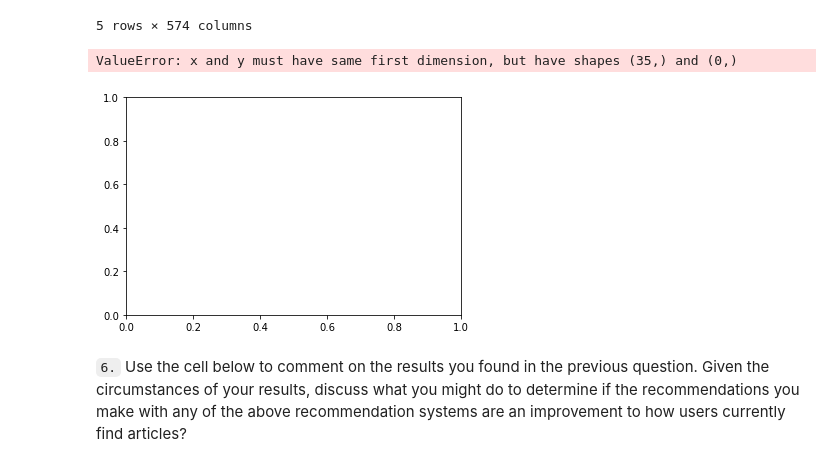
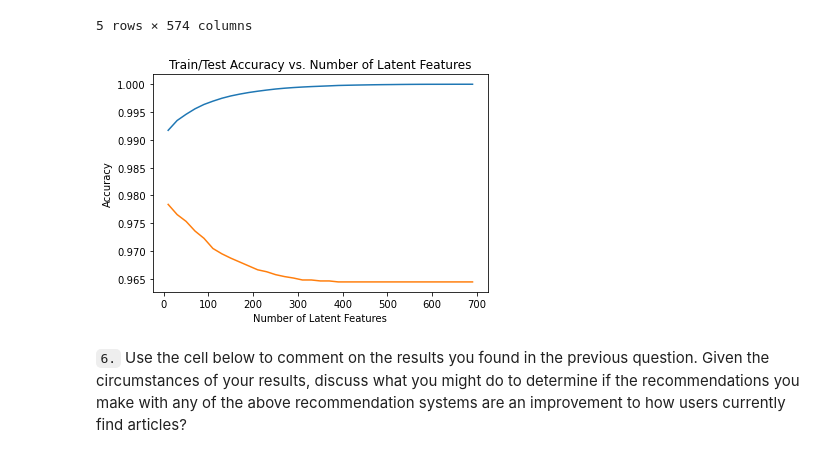
Before and after one commit to olghab/dataScienceProject3, a Jupyter notebook: Recommendations_with_IBM.ipynb, the cells around one changed output. Cells and saved outputs as stored; diff of their text form; code cells hidden in the pictures.

```diff
--- a/Recommendations_with_IBM.ipynb
+++ b/Recommendations_with_IBM.ipynb
@@ -940,42 +940,35 @@ sum_errs_t = [] # test set
 # Creating u_test and vt_test
 u_test = u_train[user_item_train.index.isin(test_idx),:]
 vt_test = vt_train[:,user_item_train.columns.isin(test_arts)]
 
 # subsetting common users from user_item_train
 common_users = np.intersect1d(list(user_item_train.index),list(user_item_test.index))
 
 for k in num_latent_feats:
 
     # restructure with k latent features
     s_new, u_new, vt_new = np.diag(s_train[:k]), u_train[:, :k], vt_train[:k, :]
     u_new_t, vt_new_t = u_test[:, :k], vt_test[:k, :]
 
     # take dot product
     user_item_est = np.around(np.dot(np.dot(u_new, s_new), vt_new))
     user_item_est_t = np.around(np.dot(np.dot(u_new_t, s_new), vt_new_t))
 
     # compute error for each prediction to actual value
     diffs = np.subtract(user_item_train, user_item_est)
     diffs_t = np.subtract(user_item_test.loc[common_users,:], user_item_est_t)
 
     # total errors and keep track of them
     err = np.sum(np.sum(np.abs(diffs)))
+    err_t = np.sum(np.sum(np.abs(diffs_t)))
+
     sum_errs.append(err)
-
-    err_t = np.sum(np.sum(np.abs(diffs_t)))
     sum_errs_t.append(err_t)
 
-
-# plt.plot(num_latent_feats, 1 - np.array(sum_errs)/df.shape[0]);
-# plt.plot(num_latent_feats, 1 - np.array(sum_errs_t)/df.shape[0]);
-# plt.title('Accuracy vs. Number of Latent Features');
-
-plt.plot(num_latent_feats, 1 - np.array(sum_errs_train)/(user_item_train.shape[0]*user_item_train.shape[1]), label='Training accuracy');
-plt.plot(num_latent_feats, 1 - np.array(sum_errs_test)/(user_item_test.loc[common_users,:].shape[0]*user_item_test.loc[common_users,:].shape[1])
-         , label = 'Testing accuracy');
+plt.plot(num_latent_feats, 1 - np.array(sum_errs)/(user_item_train.shape[0]*user_item_train.shape[1]));
+plt.plot(num_latent_feats, 1 - np.array(sum_errs_t)/(user_item_test.loc[common_users,:].shape[0]*user_item_test.loc[common_users,:].shape[1]));
 plt.title('Train/Test Accuracy vs. Number of Latent Features');
 plt.xlabel('Number of Latent Features');
 plt.ylabel('Accuracy');
 # %% [output]
-ValueError: x and y must have same first dimension, but have shapes (35,) and (0,)
-[figure, old version]
+[figure, new version]
```
Also changed, not shown: parts of 1 cell of this notebook.
